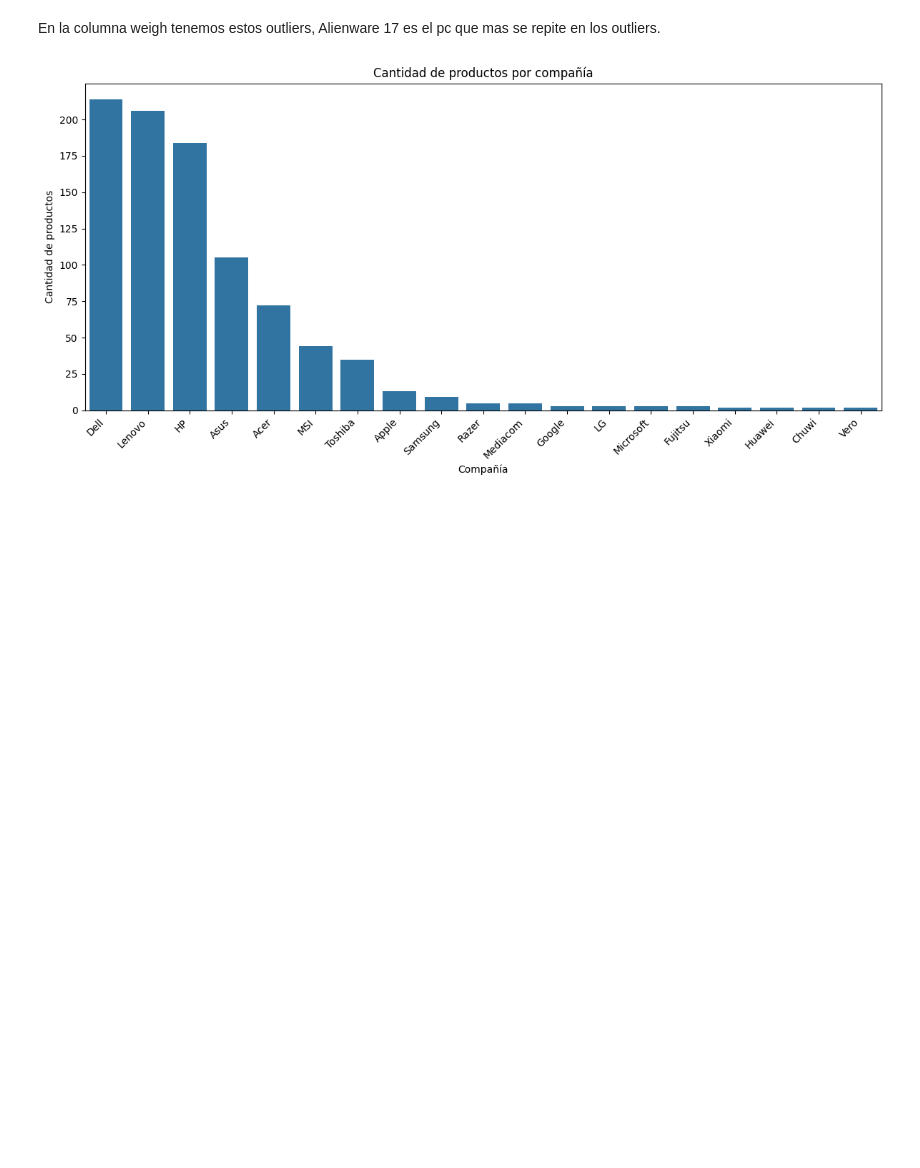
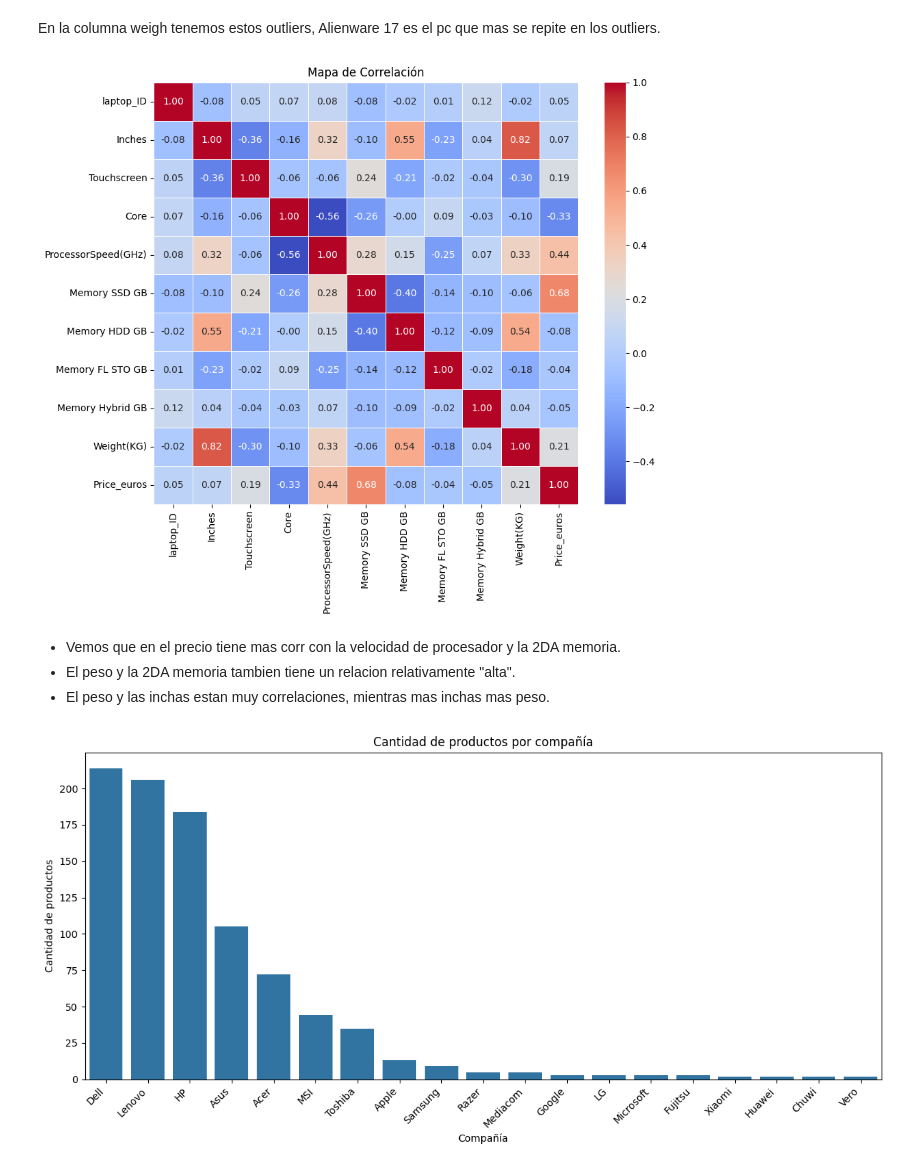
Before and after one commit to abdonrb/ML_LAPTOPS, a Jupyter notebook: Notebooks/data_loading_cleaning.ipynb, the cells around one changed output. Saved outputs shown, nothing was run; the diff lists cells and outputs as text; code cells hidden in the pictures; blank space fills up the shorter version.

```diff
--- a/Notebooks/data_loading_cleaning.ipynb
+++ b/Notebooks/data_loading_cleaning.ipynb
@@ -426,6 +439,19 @@ outl_weight[['Company','Product','Weight(KG)']]
 | 888 | Asus | ROG G701VI | 3.80 |
 # %% [markdown]
 En la columna weigh tenemos estos outliers, Alienware 17 es el pc que mas se repite en los outliers.
+# %%
+df_numeric = df.select_dtypes('number')
+correlation_matrix = df_numeric.corr()
+plt.figure(figsize=(10, 8))
+sns.heatmap(correlation_matrix, annot=True, cmap='coolwarm', fmt=".2f", linewidths=0.5)
+plt.title("Mapa de Correlación")
+plt.show()
+# %% [output]
+[figure, added]
+# %% [markdown]
+- Vemos que en el precio tiene mas corr con la velocidad de procesador y la 2DA memoria.
+- El peso y la 2DA memoria tambien tiene un relacion relativamente "alta".
+- El peso y las inchas estan muy correlaciones, mientras mas inchas mas peso.
 # %%
 company_counts = df['Company'].value_counts()
 plt.figure(figsize=(12, 6))
```
Also changed, not shown: parts of 20 cells of this notebook, 2 other files.
